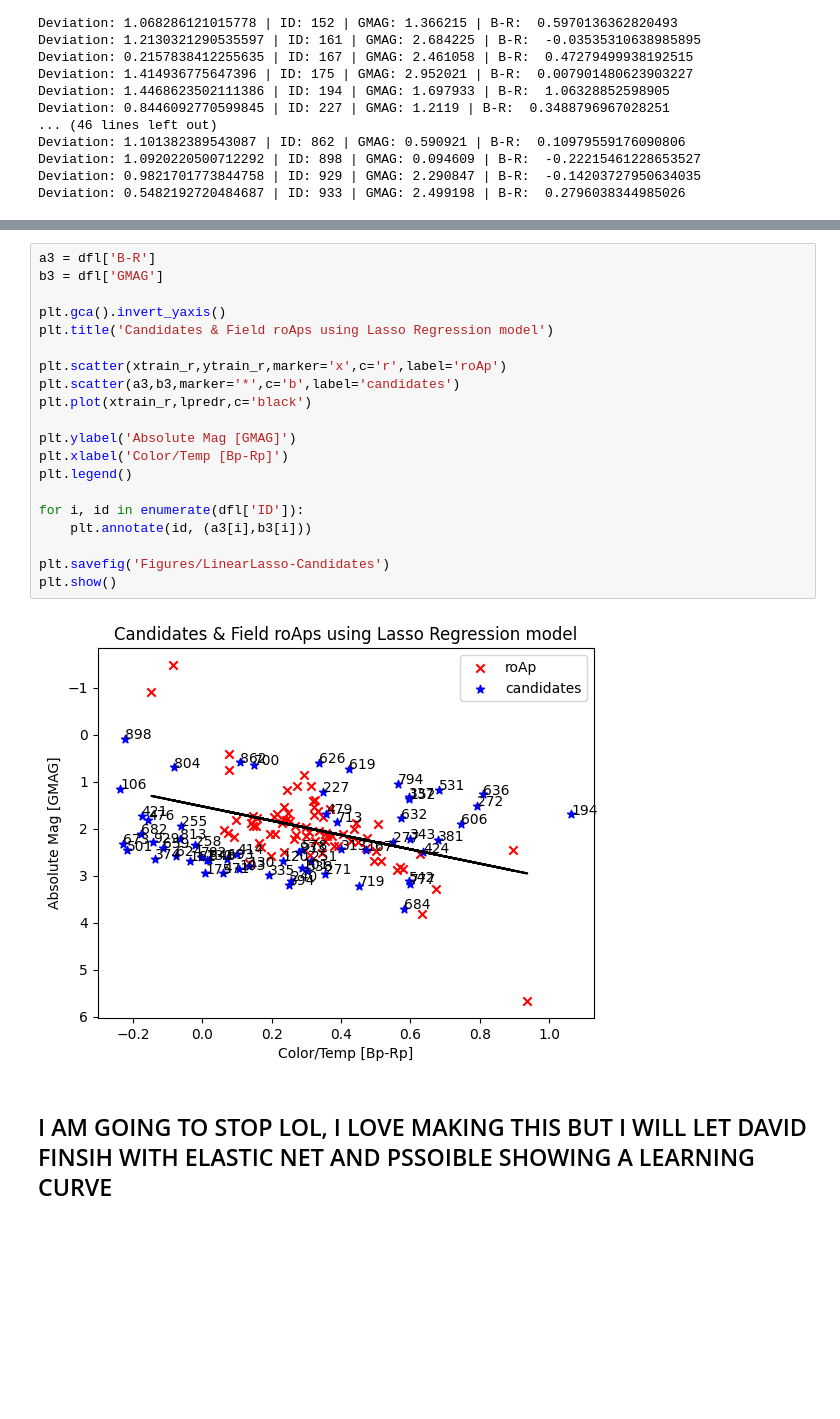
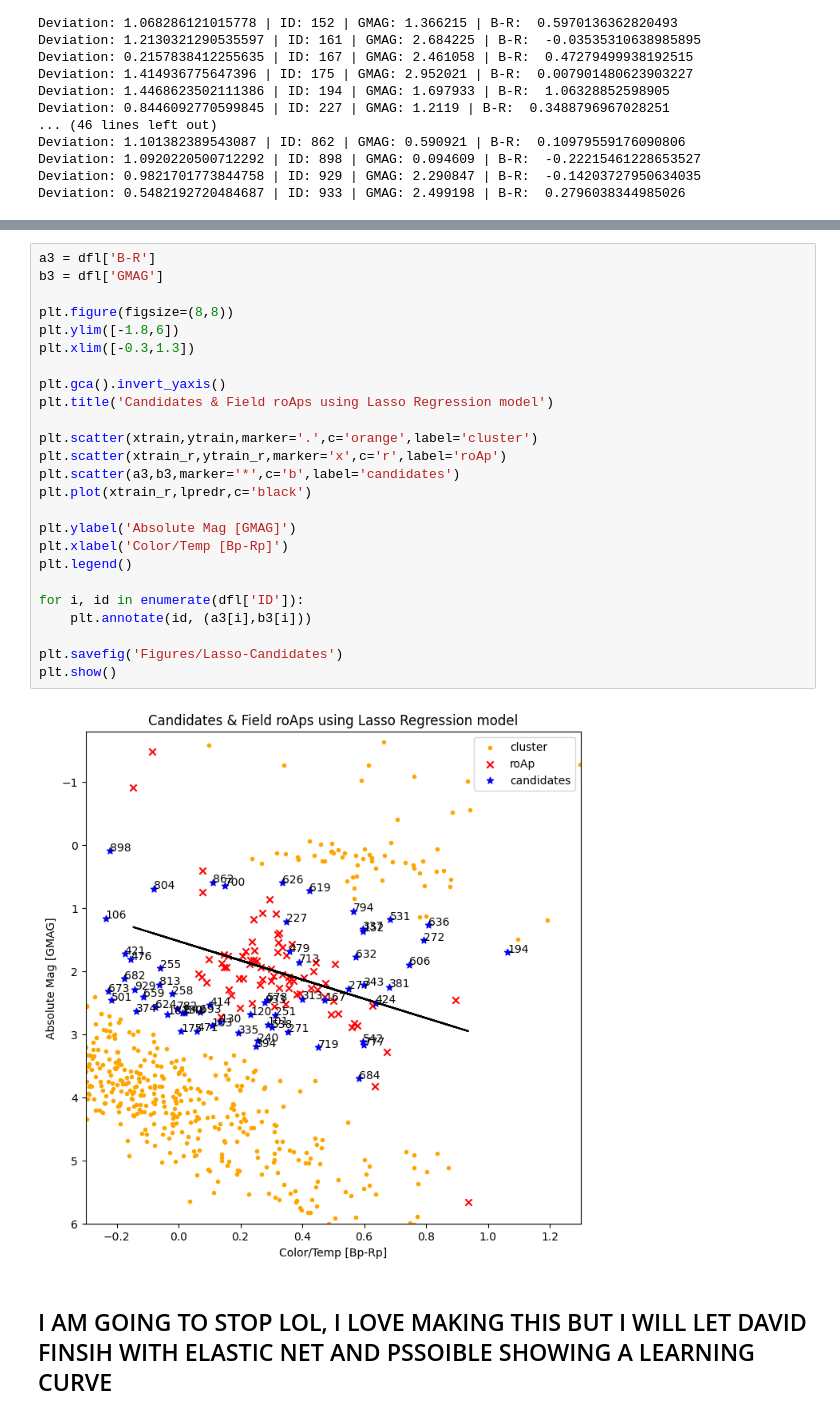
Before and after one commit to RavingRoss/roAp-Classification, a Jupyter notebook: CS455-regression.ipynb, the cells around one changed output, grey strips where cells are left out. Drawn from its saved outputs; the diff is of its cells as text; blank space fills up the shorter version.

```diff
--- a/CS455-regression.ipynb
+++ b/CS455-regression.ipynb
@@ -496,25 +506,30 @@ dfl.describe()
 # %%
 a3 = dfl['B-R']
 b3 = dfl['GMAG']
 
+plt.figure(figsize=(8,8))
+plt.ylim([-1.8,6])
+plt.xlim([-0.3,1.3])
+
 plt.gca().invert_yaxis()
 plt.title('Candidates & Field roAps using Lasso Regression model')
 
+plt.scatter(xtrain,ytrain,marker='.',c='orange',label='cluster')
 plt.scatter(xtrain_r,ytrain_r,marker='x',c='r',label='roAp')
 plt.scatter(a3,b3,marker='*',c='b',label='candidates')
 plt.plot(xtrain_r,lpredr,c='black')
 
 plt.ylabel('Absolute Mag [GMAG]')
 plt.xlabel('Color/Temp [Bp-Rp]')
 plt.legend()
 
 for i, id in enumerate(dfl['ID']):
     plt.annotate(id, (a3[i],b3[i]))
 
-plt.savefig('Figures/LinearLasso-Candidates')
+plt.savefig('Figures/Lasso-Candidates')
 plt.show()
 # %% [output]
-[figure, old version]
+[figure, new version]
 # %% [markdown]
 ## I AM GOING TO STOP LOL, I LOVE MAKING THIS BUT I WILL LET DAVID FINSIH WITH ELASTIC NET AND PSSOIBLE SHOWING A LEARNING CURVE
 # %% [markdown]
```
Also changed, not shown: parts of 4 cells of this notebook.
